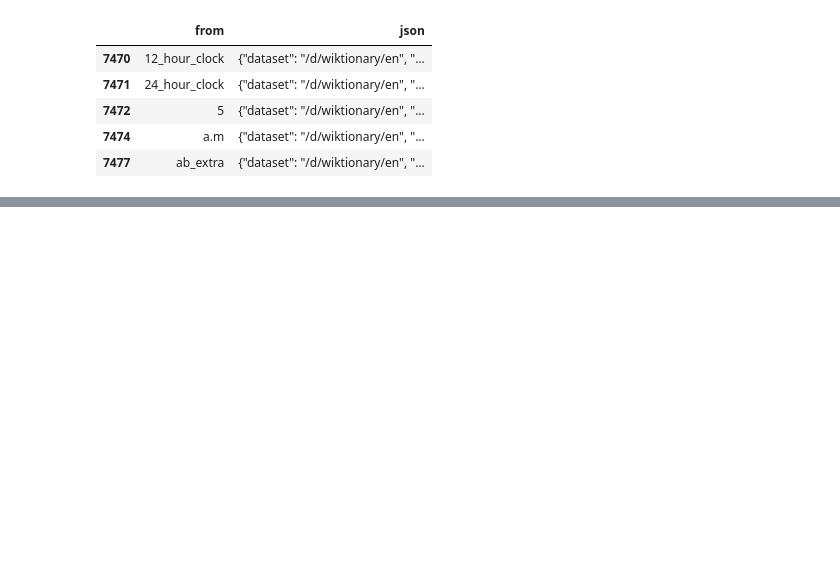
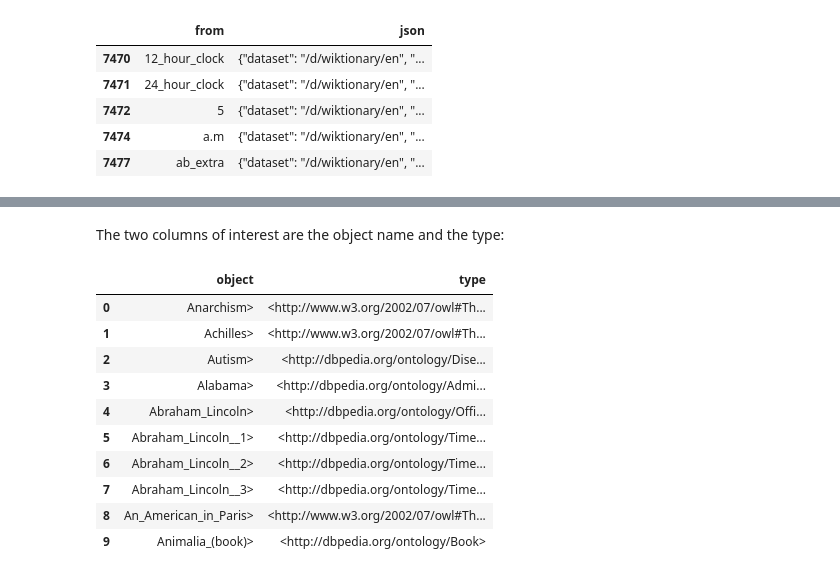
Before and after one commit to afcarl/codenames_blog, a Jupyter notebook: Codenames 2 - Master Dictionary.ipynb, the cells around one changed output, grey strips where cells are left out. Drawn from its saved outputs; the diff is of its cells as text; code cells hidden in the pictures; blank space fills up the shorter version.

```diff
--- a/Codenames 2 - Master Dictionary.ipynb
+++ b/Codenames 2 - Master Dictionary.ipynb
@@ -52,0 +95,17 @@ len(words)
+# %% [markdown]
+The two columns of interest are the object name and the type:
+# %%
+df = pd.DataFrame.from_records(rows[:-1], columns=['object', 'type'])
+df.head(10)
+# %% [output]
+|  | object | type |
+| 0 | Anarchism> | <http://www.w3.org/2002/07/owl#Th... |
+| 1 | Achilles> | <http://www.w3.org/2002/07/owl#Th... |
+| 2 | Autism> | <http://dbpedia.org/ontology/Dise... |
+| 3 | Alabama> | <http://dbpedia.org/ontology/Admi... |
+| 4 | Abraham_Lincoln> | <http://dbpedia.org/ontology/Offi... |
+| 5 | Abraham_Lincoln__1> | <http://dbpedia.org/ontology/Time... |
+| 6 | Abraham_Lincoln__2> | <http://dbpedia.org/ontology/Time... |
+| 7 | Abraham_Lincoln__3> | <http://dbpedia.org/ontology/Time... |
+| 8 | An_American_in_Paris> | <http://www.w3.org/2002/07/owl#Th... |
+| 9 | Animalia_(book)> | <http://dbpedia.org/ontology/Book> |
```
Also changed, not shown: parts of 32 cells of this notebook, 1 other file.
